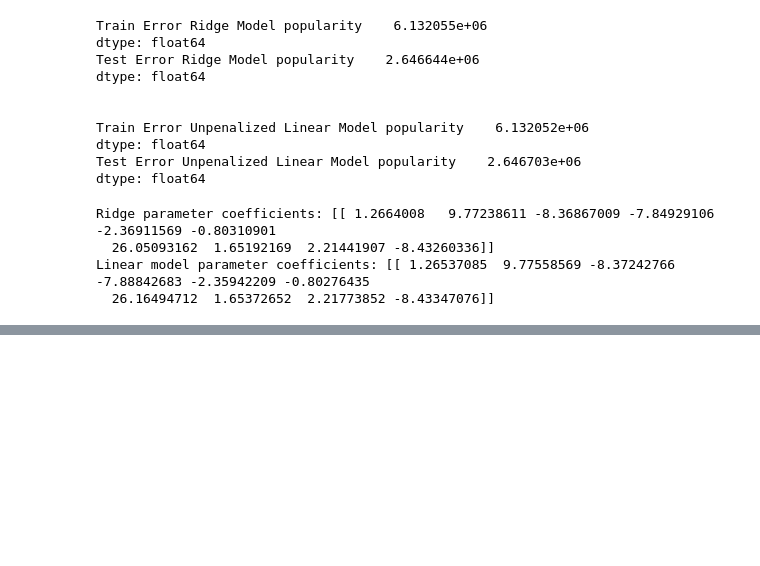
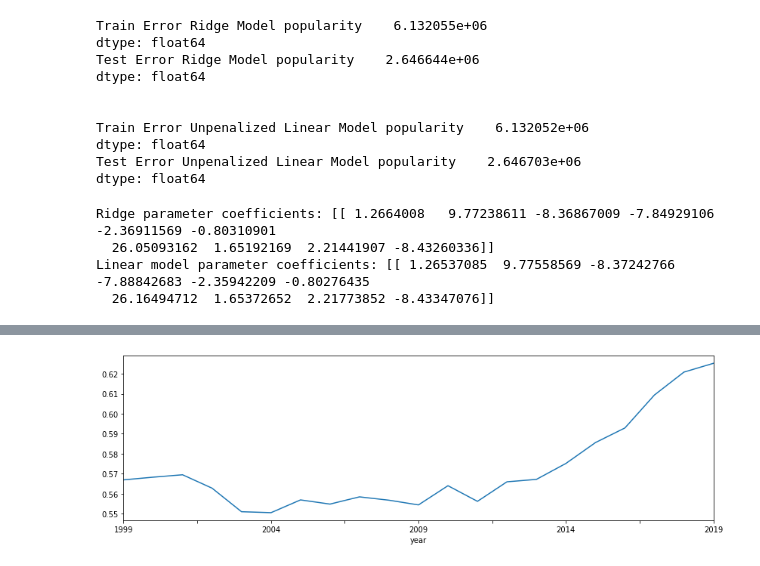
Before and after one commit to fsarraf/Mod4_Project, a Jupyter notebook: Mahima's working notebook.ipynb, the cells around one changed output, grey strips where cells are left out. Drawn from its saved outputs; the diff is of its cells as text; code cells hidden in the pictures; blank space fills up the shorter version.

```diff
--- a/Mahima's working notebook.ipynb
+++ b/Mahima's working notebook.ipynb
@@ -441,0 +503,5 @@ plt.show()
+# %%
+tracks.groupby('year')['danceability'].mean().plot(figsize=(14,4))
+plt.show()
+# %% [output]
+[figure, added]
```
Also changed, not shown: parts of 32 cells of this notebook.
